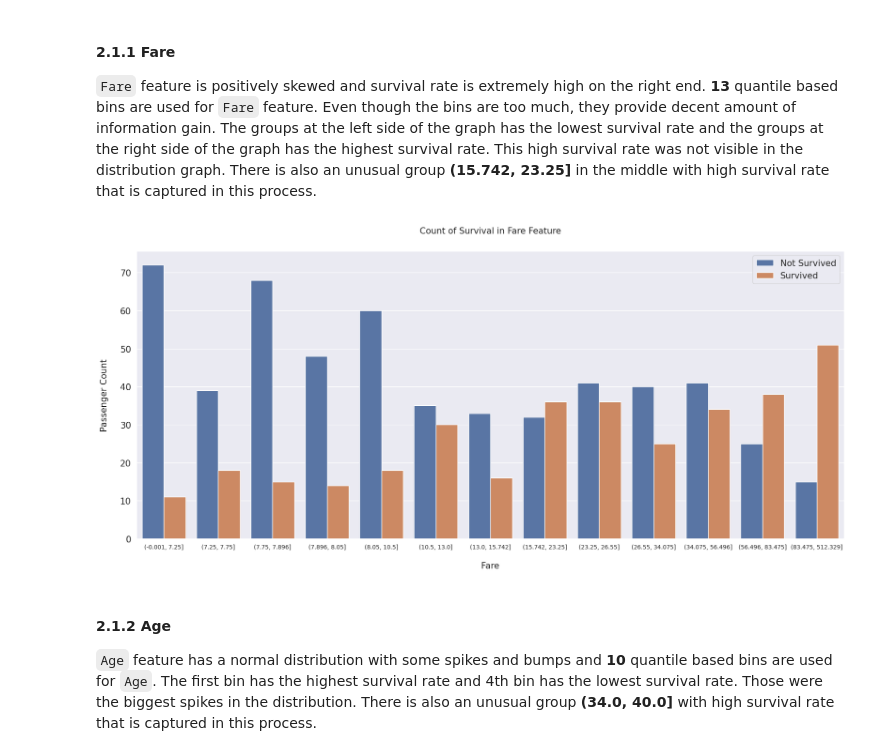
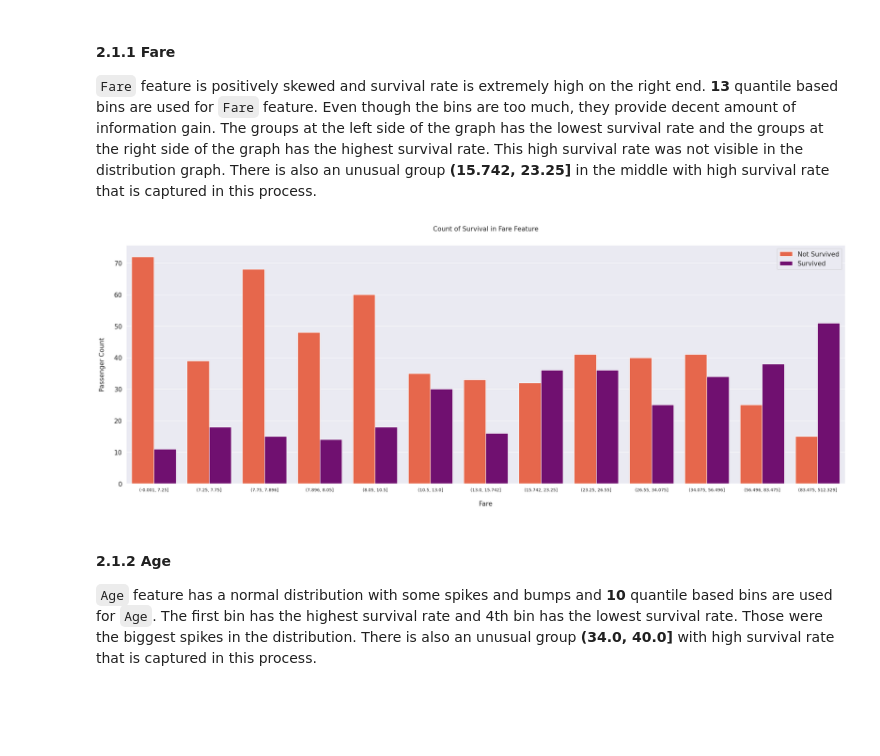
Before and after one commit to Amnaikram1/Titanic-Solution-Top-3-RandomForestClassifier, a Jupyter notebook: titanic-solution-by-dr-kaggler (1).ipynb, the cells around one changed output. Saved outputs shown, nothing was run; the diff lists cells and outputs as text; code cells hidden in the pictures; blank space fills up the shorter version.

```diff
--- a/titanic-solution-by-dr-kaggler (1).ipynb
+++ b/titanic-solution-by-dr-kaggler (1).ipynb
@@ -623,19 +623,19 @@ Created a new feature called `Deck` and dropped `Cabin` feature at the **Explora
 
 df_all['Fare'] = pd.qcut(df_all['Fare'], 13)
 # %%
-fig, axs = plt.subplots(figsize= (22, 9))
-sns.countplot(x='Fare', hue='Survived', data=df_all)
+fig, axs = plt.subplots(figsize= (30, 10))
+sns.countplot(x='Fare', hue='Survived', data=df_all, palette=['#FF5733', 'purple'])
 plt.xlabel('Fare', size=15, labelpad=20)
 plt.ylabel('Passenger Count', size=15, labelpad=20)
 plt.tick_params(axis='x', labelsize=10)
 plt.tick_params(axis='y', labelsize=15)
 
 plt.legend(['Not Survived', 'Survived'], loc='upper right', prop={'size': 15})
 plt.title('Count of Survival in {} Feature'.format('Fare'), size=15, y=1.05)
 
 plt.show()
 # %% [output]
-[figure, old version]
+[figure, new version]
 # %% [markdown]
 #### **2.1.2 Age**
 `Age` feature has a normal distribution with some spikes and bumps and **10** quantile based bins are used for `Age`. The first bin has the highest survival rate and 4th bin has the lowest survival rate. Those were the biggest spikes in the distribution. There is also an unusual group **(34.0, 40.0]** with high survival rate that is captured in this process.
```
Also changed, not shown: parts of 3 cells of this notebook.
